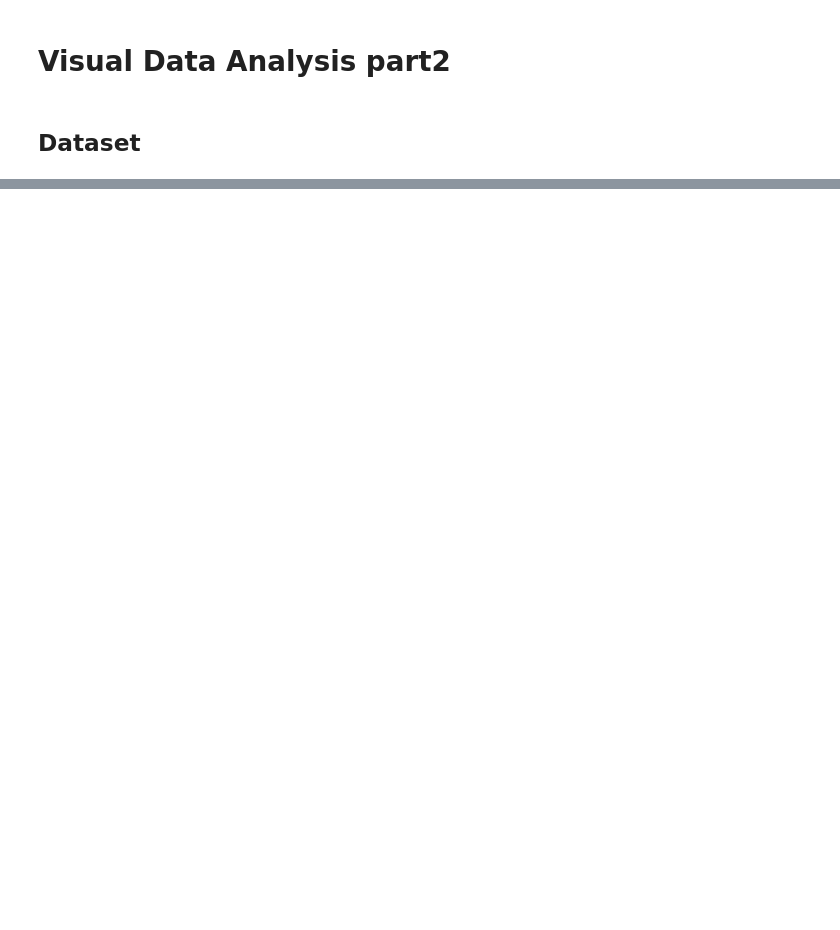
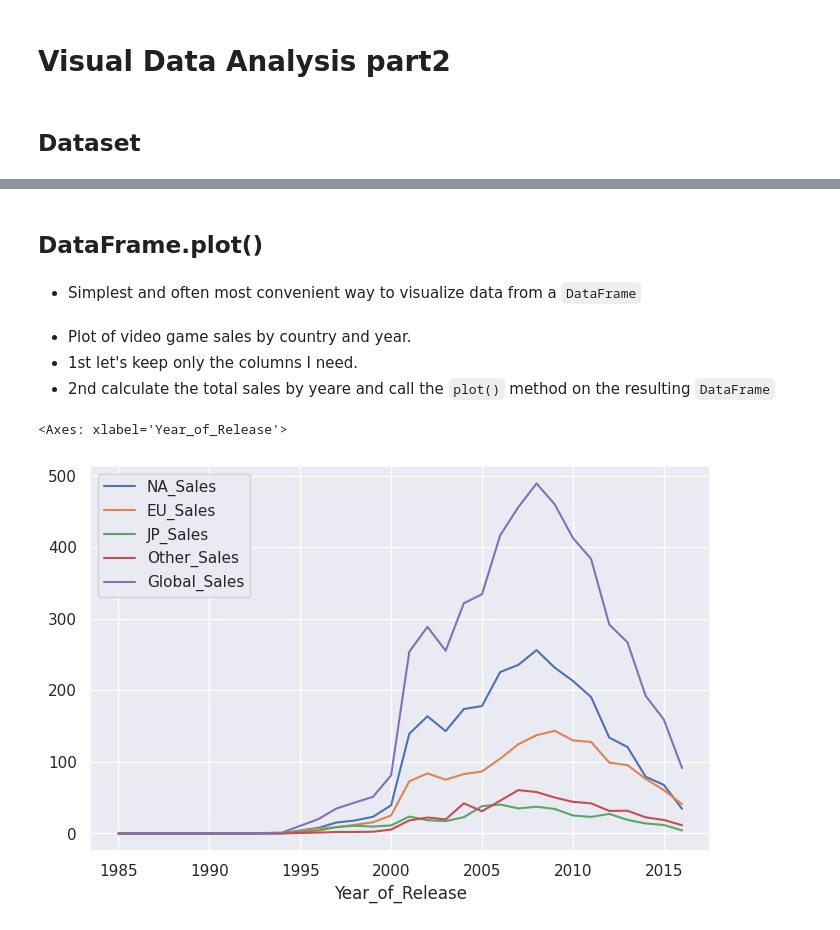
Before and after one commit to Menezess42/MLCourseAI, a Jupyter notebook: Topic_2/data_visualization_part2.ipynb, the cells around one changed output, grey strips where cells are left out. Cells and saved outputs as stored; diff of their text form; code cells hidden in the pictures; blank space fills up the shorter version.

```diff
--- a/Topic_2/data_visualization_part2.ipynb
+++ b/Topic_2/data_visualization_part2.ipynb
@@ -10,0 +9,7 @@ ModuleNotFoundError: No module named 'matplotlib'
+# %%
+sns.set()
+plt.rcParams["figure.figsize"]=(8, 5)
+plt.rcParams["image.cmap"]="viridis"
+# %%
+DATA_PATH = "/mnt/hdmenezess42/GitProjects/MLCourseAI/data/"
+data = pd.read_csv(f"{DATA_PATH}Video_Games_Sales.csv").dropna()
@@ -10,0 +42,5 @@ ModuleNotFoundError: No module named 'matplotlib'
+# %%
+data["User_Score"] = data["User_Score"].astype('float64')
+data["Year_of_Release"] = data["Year_of_Release"].astype('int64')
+data["User_Count"] = data["User_Count"].astype('int64')
+data["Critic_Count"] = data["Critic_Count"].astype('int64')
@@ -10,0 +70,15 @@ ModuleNotFoundError: No module named 'matplotlib'
+# %% [markdown]
+## DataFrame.plot()
+# %% [markdown]
+- Simplest and often most convenient way to visualize data from a `DataFrame`
+# %% [markdown]
+- Plot of video game sales by country and year.
+- 1st let's keep only the columns I need.
+- 2nd calculate the total sales by yeare and call the `plot()` method on the resulting `DataFrame`
+# %%
+data[[x for x in data.columns if "Sales" in x] + ["Year_of_Release"]].groupby(
+    "Year_of_Release"
+).sum().plot()
+# %% [output]
+<Axes: xlabel='Year_of_Release'>
+[figure, added]
```
Also changed, not shown: parts of 31 cells of this notebook, 2 other files.
